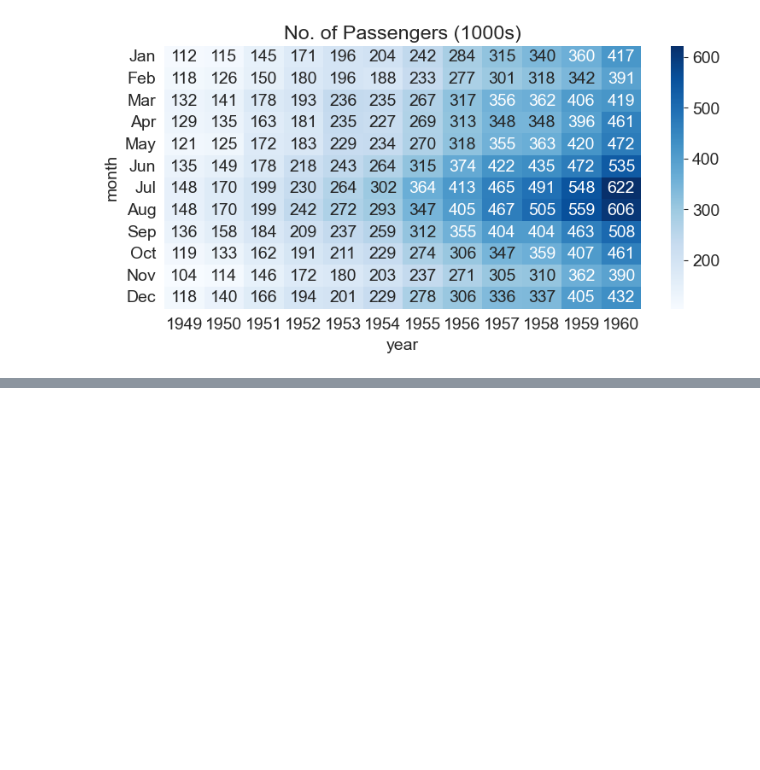
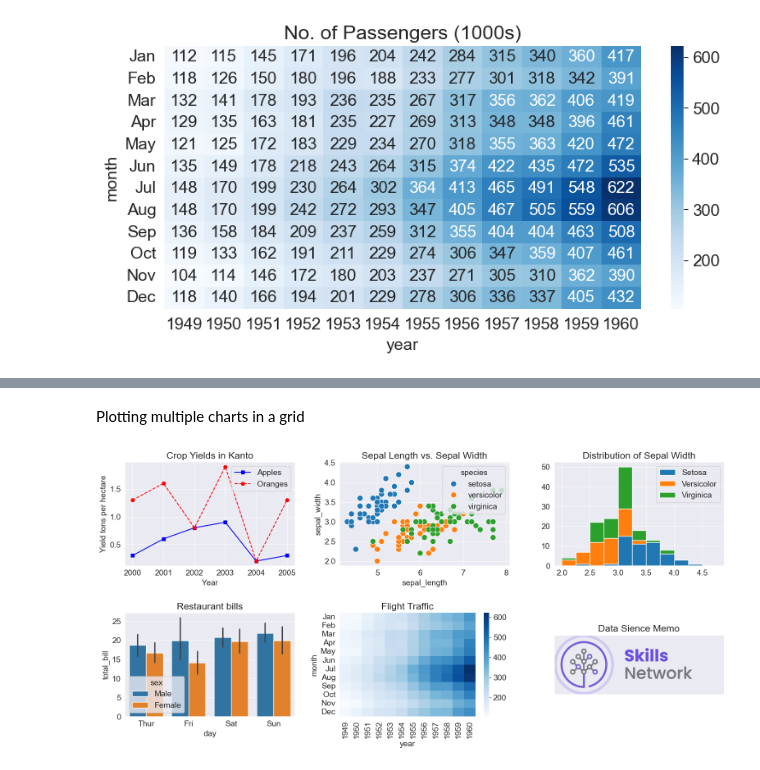
Before and after one commit to BetulAlbayrak1999/Pandas-Numpy-DataVisualization, a Jupyter notebook: Visualization with Matplotlib and Seaborn.ipynb, the cells around one changed output, grey strips where cells are left out. Saved outputs shown, nothing was run; the diff lists cells and outputs as text; code cells hidden in the pictures; blank space fills up the shorter version.

```diff
--- a/Visualization with Matplotlib and Seaborn.ipynb
+++ b/Visualization with Matplotlib and Seaborn.ipynb
@@ -375,0 +426,45 @@ sns.heatmap(flights_df, fmt="d", annot=True, cmap="Blues");
+# %% [markdown]
+Plotting multiple charts in a grid
+# %%
+fig, axes=plt.subplots(2, 3, figsize=(16, 8))
+
+#Use the axes for plotting
+axes[0,0].plot(years, apples, "s-b")
+axes[0,0].plot(years, oranges, "o--r")
+axes[0,0].set_xlabel("Year")
+axes[0,0].set_ylabel("Yield tons per hectare")
+axes[0,0].legend(["Apples", "Oranges"]);
+axes[0,0].set_title("Crop Yields in Kanto")
+
+# Pass the axes into seaborn
+axes[0,1].set_title("Sepal Length vs. Sepal Width")
+sns.scatterplot(x=flower_df.sepal_length, y=flower_df.sepal_width,
+                hue=flower_df.species,
+                s=100,
+                ax=axes[0,1])
+
+# Use the axes for plotting
+axes[0,2].set_title("Distribution of Sepal Width")
+axes[0,2].hist([setosa_df.sepal_width, versicolor_df.sepal_width, virginica_df.sepal_width],
+               bins=np.arange(2, 5, 0.25),
+               stacked=True);
+axes[0,2].legend(["Setosa", "Versicolor", "Virginica"]);
+
+# Pass the axes into seaborn
+axes[1,0].set_title("Restaurant bills")
+sns.barplot(x="day", y="total_bill", hue="sex", data=tips_df, ax=axes[1,0]);
+
+#Pass the axes into seaborn
+axes[1,1].set_title("Flight Traffic")
+sns.heatmap(flights_df, cmap="Blues", ax=axes[1,1]);
+
+#Plot an image using axes
+axes[1,2].set_title("Data Sience Memo")
+axes[1,2].imshow(img)
+axes[1,2].grid(False)
+axes[1,2].set_xticks([])
+axes[1,2].set_yticks([])
+
+plt.tight_layout(pad=2);
+# %% [output]
+[figure, added]
```
Also changed, not shown: parts of 9 cells of this notebook, 1 other file.
